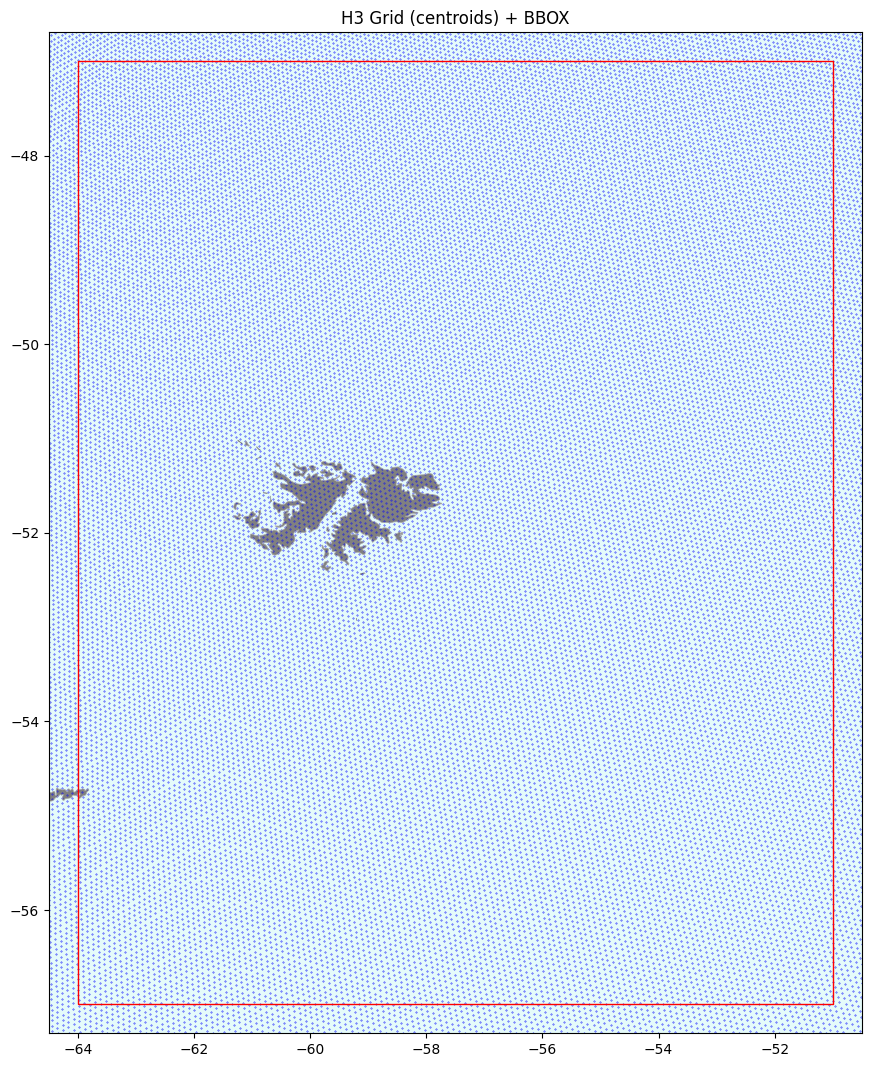
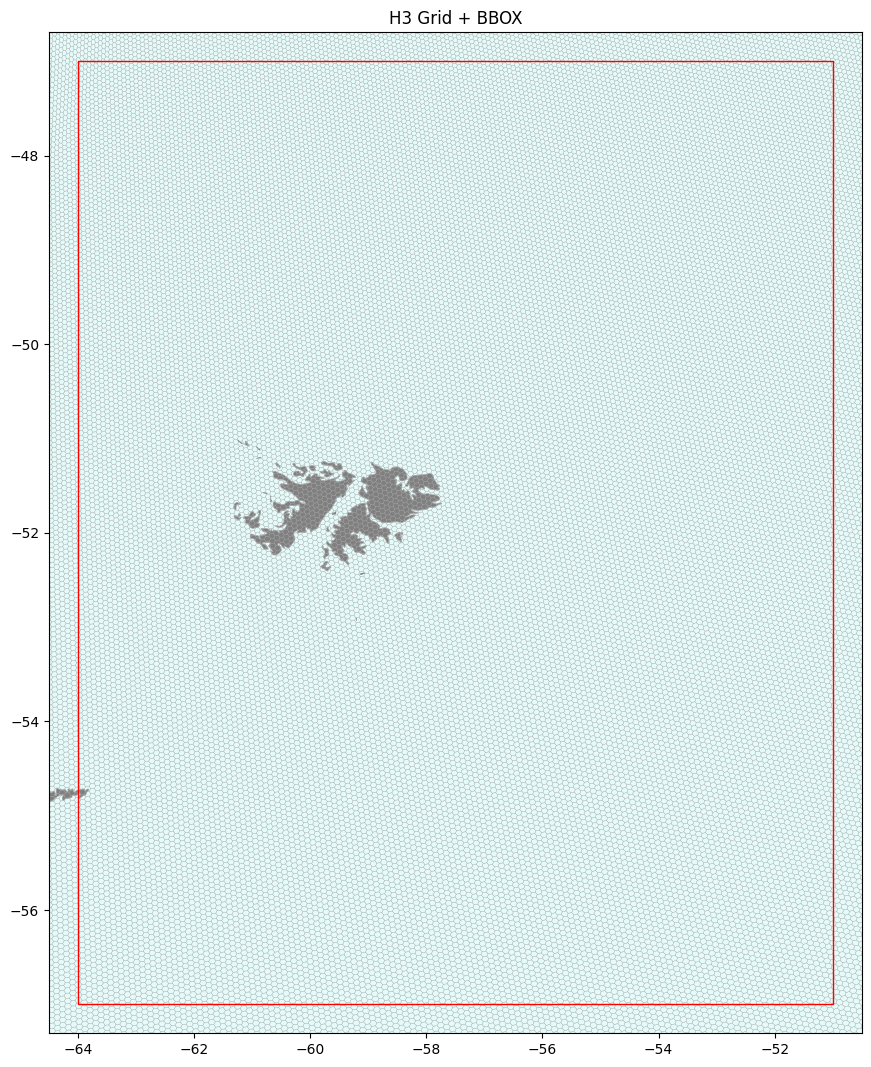
Code edit (unified diff) that turned the first committed figure into the second:
--- before
+++ after
@@ -1,12 +1,19 @@
 # Cell 12 (refined)
 
+import h3
 import geopandas as gpd
-from shapely.geometry import Point, box
+from shapely.geometry import Point, Polygon, box
 
 # --- Grid --------------------------------------------------------------------
 
+def h3_to_polygon(h):
+    """Convert H3 cell to shapely polygon."""
+    boundary = h3.cell_to_boundary(h)  # returns [(lat, lon), ...]
+    return Polygon([(lng, lat) for lat, lng in boundary])
+
 gdf = gpd.GeoDataFrame(
     df,
-    geometry=[Point(xy) for xy in zip(lon, lat)],
+    geometry=df["h3_index"].apply(h3_to_polygon),
+    # geometry=[Point(xy) for xy in zip(lon, lat)],
     crs="EPSG:4326",
 )
@@ -24,24 +31,8 @@
 bbox_gdf = gpd.GeoDataFrame(geometry=[bbox_poly], crs="EPSG:4326")
 
-# --- Extent for clipping -----------------------------------------------------
-
-margin = 0.5
-
-extent_poly = box(
-    xmin - margin,
-    ymin - margin,
-    xmax + margin,
-    ymax + margin,
-)
-extent_gdf = gpd.GeoDataFrame(geometry=[extent_poly], crs="EPSG:4326")
-
 # --- Load reference layers ---------------------------------------------------
 
 land = gpd.read_file(PROJECT_ROOT / run_cfg["references"]["land"])
 coast = gpd.read_file(PROJECT_ROOT / run_cfg["references"]["coastline"])
-
-# Clip to extent
-# land = gpd.clip(land, extent_gdf)
-# coast = gpd.clip(coast, extent_gdf)
 
 # --- Plot --------------------------------------------------------------------
@@ -53,16 +44,14 @@
 coast.plot(ax=ax, color="darkgrey", linewidth=0.5)
 
-gdf.plot(ax=ax, markersize=0.1, color="blue")
+gdf.plot(ax=ax, edgecolor="darkgrey", facecolor="none", linewidth=0.2)
+# gdf.plot(ax=ax, markersize=0.1, color="darkgrey")
 
 bbox_gdf.boundary.plot(ax=ax, edgecolor="red", linewidth=1)
 
 mid_lat = (ymin + ymax) / 2
-
 scale = math.cos(math.radians(mid_lat))
-
+margin = 0.5
 ax.set_xlim(xmin - margin, xmax + margin)
-
 ax.set_ylim(ymin - margin * scale, ymax + margin * scale)
 
-ax.set_title("H3 Grid (centroids) + BBOX")
-# ax.set_aspect("equal")
+ax.set_title("H3 Grid + BBOX")

Commit: Jupyter Notebooks